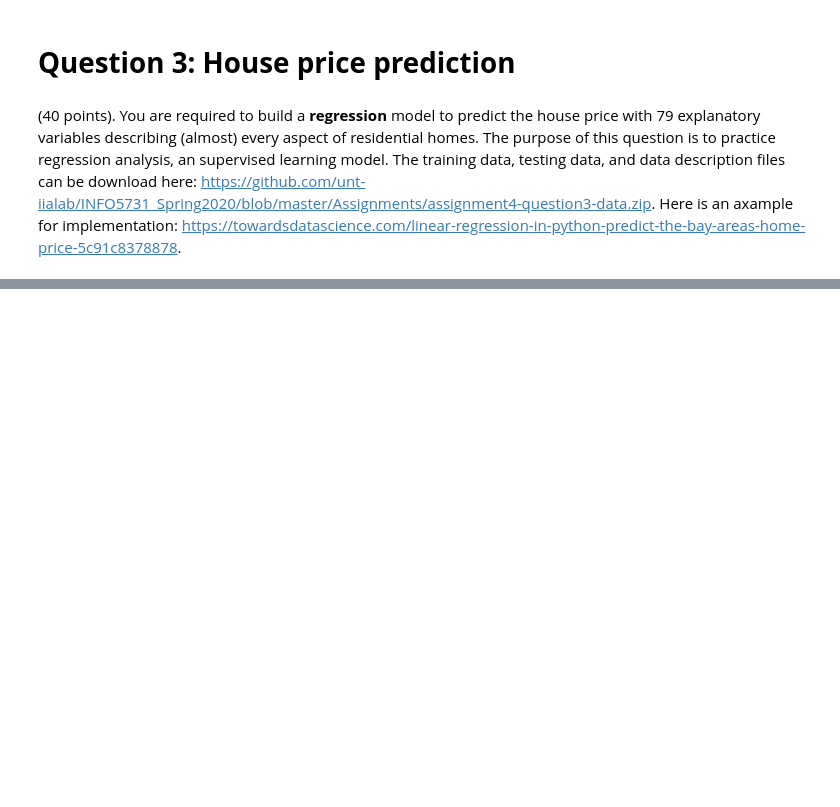
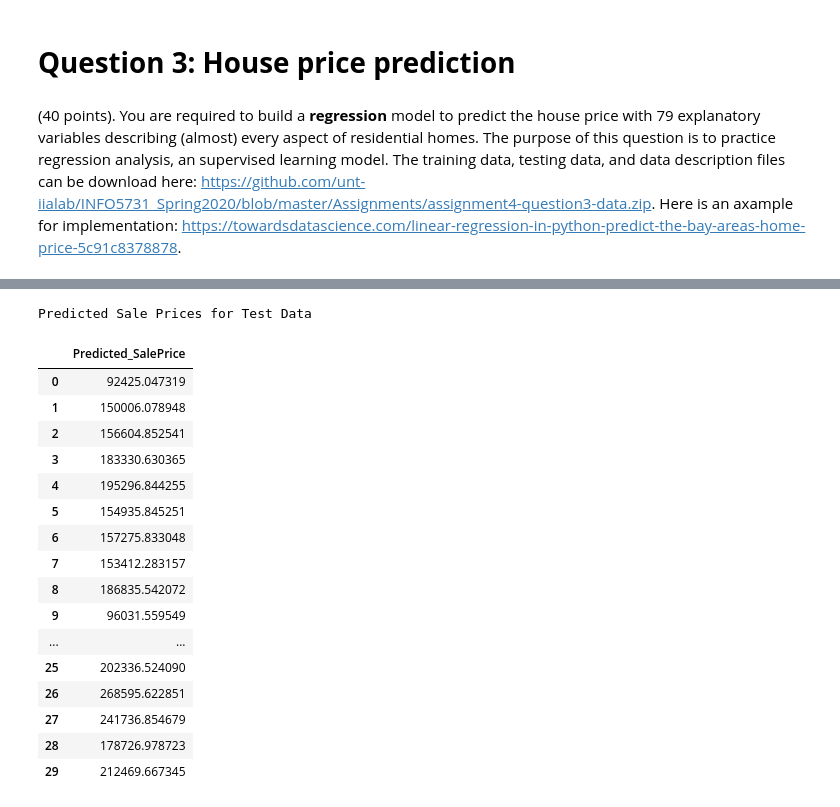
Before and after one commit to RadhavaramHarika/Harika_INFO5731_Spring2020, a Jupyter notebook: Harika_INFO5731_Assignment_Four.ipynb, the cells around one changed output, grey strips where cells are left out. Drawn from its saved outputs; the diff is of its cells as text; code cells hidden in the pictures; blank space fills up the shorter version.

```diff
--- a/Harika_INFO5731_Assignment_Four.ipynb
+++ b/Harika_INFO5731_Assignment_Four.ipynb
@@ -377,0 +593,8 @@ df_dominant_topics
+# %%
+correlation = train_data.corr(method='pearson')
+panda.set_option('display.max_columns', None)
+print(correlation['SalePrice'])
+
+OverallQual,YearBuilt,YearRemodAdd,MasVnrArea,ExterQual,
+BsmtFinSF1,TotalBsmtSF,1stFlrSF,GrLivArea,FullBath,
+KitchenQual,TotRmsAbvGrd,Fireplaces,FireplaceQuGarageCars,GarageArea
@@ -377,0 +656,10 @@ df_dominant_topics
+# %%
+#Calling above function to split train data and printing its results
+test_ar = ar_data = nump.array(test_data)
+test_X_data = test_data[['OverallQual','YearBuilt','YearRemodAdd','MasVnrArea','ExterQual',
+                  'BsmtFinSF1','TotalBsmtSF','1stFlrSF','GrLivArea','FullBath',
+                  'KitchenQual','TotRmsAbvGrd','Fireplaces','FireplaceQu',
+                  'GarageCars','GarageArea']].values
+
+print("Array of the Test dataset: \n",test_ar)
+print("\nTest Input data X: \n",test_X_data)
@@ -377,0 +684,38 @@ df_dominant_topics
+# %%
+from sklearn.linear_model import LinearRegression
+from sklearn import metrics
+
+#Using functions to build and train the linear regression model
+def linRegression(x_train,y_train,x_test):
+    regressor = LinearRegression()
+    regressor.fit(x_train, y_train)
+    return regressor,regressor.predict(x_test)
+
+#Calling above function to train and predict test output data
+model,predicted_y = linRegression(train_X_data,train_y_data,test_X_data)
+
+#Printing Predicted values
+
+print("Predicted Sale Prices for Test Data")
+data = panda.DataFrame({'Predicted_SalePrice': predicted_y})
+reg_data = data.head(30)
+reg_data
+# %% [output]
+Predicted Sale Prices for Test Data
+|  | Predicted_SalePrice |
+| 0 | 92425.047319 |
+| 1 | 150006.078948 |
+| 2 | 156604.852541 |
+| 3 | 183330.630365 |
+| 4 | 195296.844255 |
+| 5 | 154935.845251 |
+| 6 | 157275.833048 |
+| 7 | 153412.283157 |
+| 8 | 186835.542072 |
+| 9 | 96031.559549 |
+| ... | ... |
+| 25 | 202336.524090 |
+| 26 | 268595.622851 |
+| 27 | 241736.854679 |
+| 28 | 178726.978723 |
+| 29 | 212469.667345 |
```
Also changed, not shown: parts of 14 cells of this notebook.
